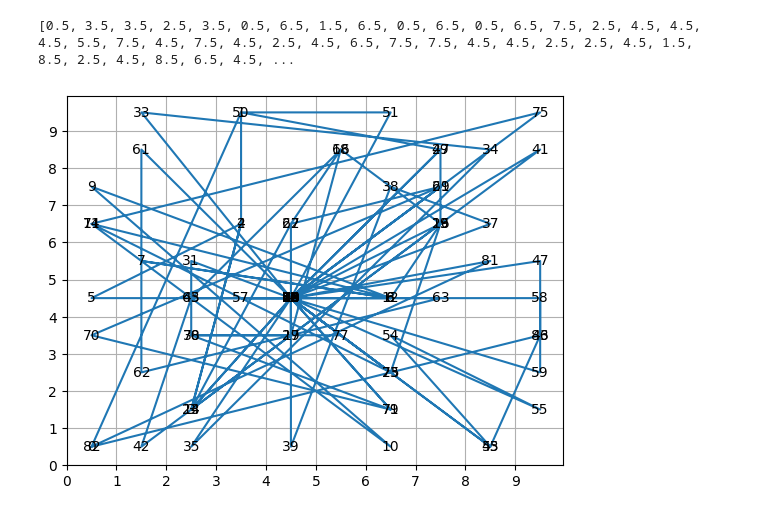
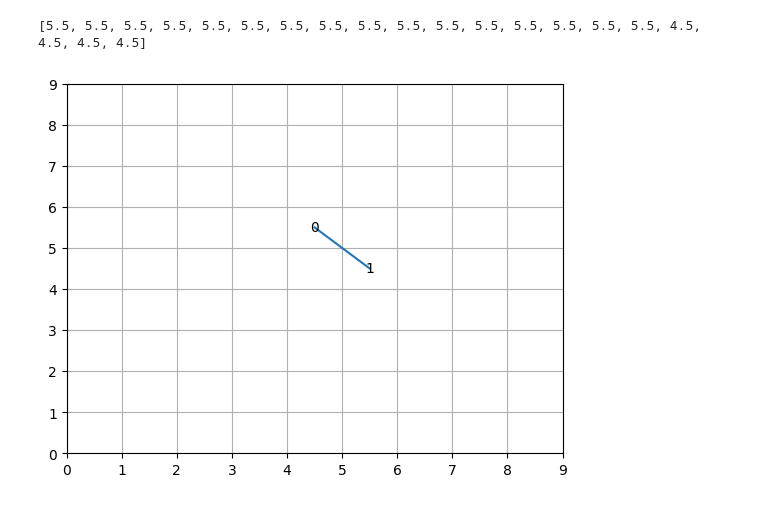
Before and after one commit to fideldalmasso/ic2022, a Jupyter notebook: TP2/notebook2.ipynb, the cells around one changed output. Cells and saved outputs as stored; diff of their text form; code cells hidden in the pictures.

```diff
--- a/TP2/notebook2.ipynb
+++ b/TP2/notebook2.ipynb
@@ -99,23 +116,31 @@ Fitness value of the best solution = 0.0005883826017753597
 # %%
-arr = ga_instance.solutions
-arr2 = ga_instance.solutions_fitness
+# arr = ga_instance.solutions
+# arr2 = ga_instance.solutions_fitness
 
 # print(arr)
 x = [x[0]+0.5 for x in arr]
 y = [x[1]+0.5 for x in arr]
 print(x)
 # %% [output]
-[0.5, 3.5, 3.5, 2.5, 3.5, 0.5, 6.5, 1.5, 6.5, 0.5, 6.5, 0.5, 6.5, 7.5, 2.5, 4.5, 4.5, 4.5, 5.5, 7.5, 4.5, 7.5, 4.5, 2.5, 4.5, 6.5, 7.5, 7.5, 4.5, 4.5, 2.5, 2.5, 4.5, 1.5, 8.5, 2.5, 4.5, 8.5, 6.5, 4.5, ...
+[5.5, 5.5, 5.5, 5.5, 5.5, 5.5, 5.5, 5.5, 5.5, 5.5, 5.5, 5.5, 5.5, 5.5, 5.5, 5.5, 4.5, 4.5, 4.5, 4.5]
 # %%
+def removeDuplicates(seq):
+    seen = set()
+    seen_add = seen.add
+    return [x for x in seq if not (x in seen or seen_add(x))]
+
 colors= [1-(x/max(arr2)) for x in arr2]
 colors2 = [[x]*3 for x in colors]
 plt.grid(True)
 # plt.scatter(x, y, color=colors2)
-plt.plot(x, y)
+z = list(removeDuplicates(zip(x,y)))
+x = [x[0] for x in z]
+y = [x[1] for x in z]
+plt.plot(y, x)
 plt.xticks(range(0,10))
 plt.yticks(range(0,10))
 for  it, (xi, yi) in enumerate(list(zip(x,y))):
-    plt.text(x=xi, y=yi,s=it, ha='center', va='center', color='black',)
+    plt.text(x=yi, y=xi,s=it, ha='center', va='center', color='black',)
 plt.show()
 # %% [output]
-[figure, old version]
+[figure, new version]
```
Also changed, not shown: parts of 8 cells of this notebook.
